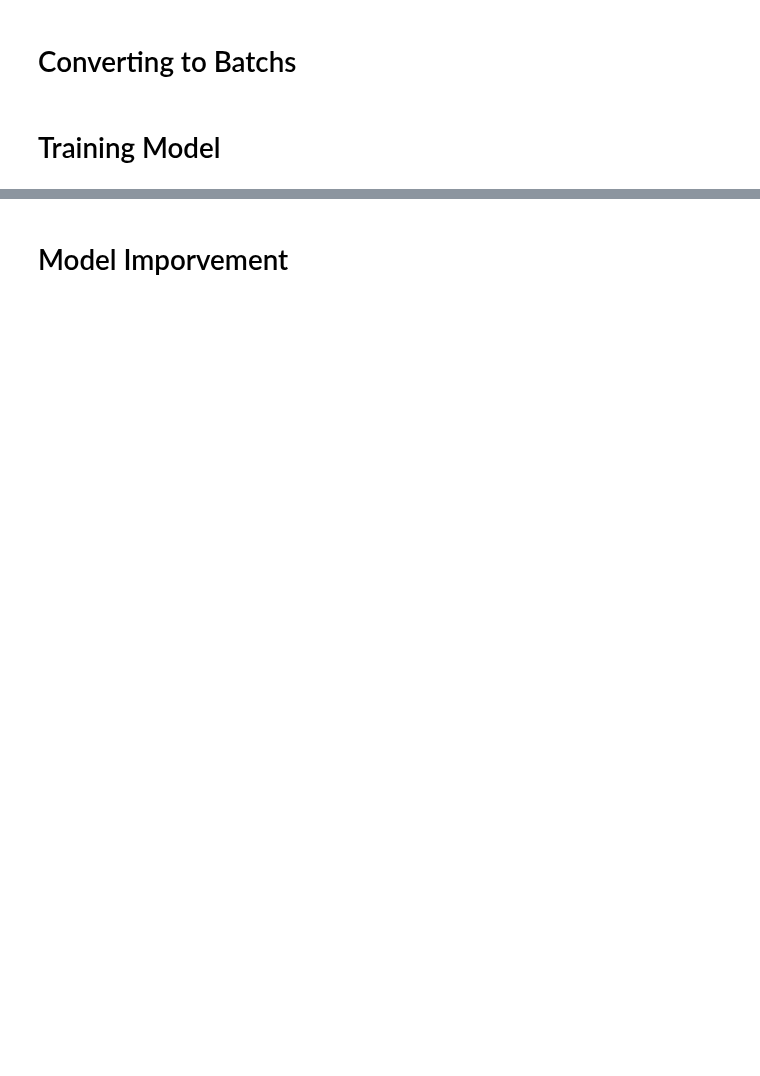
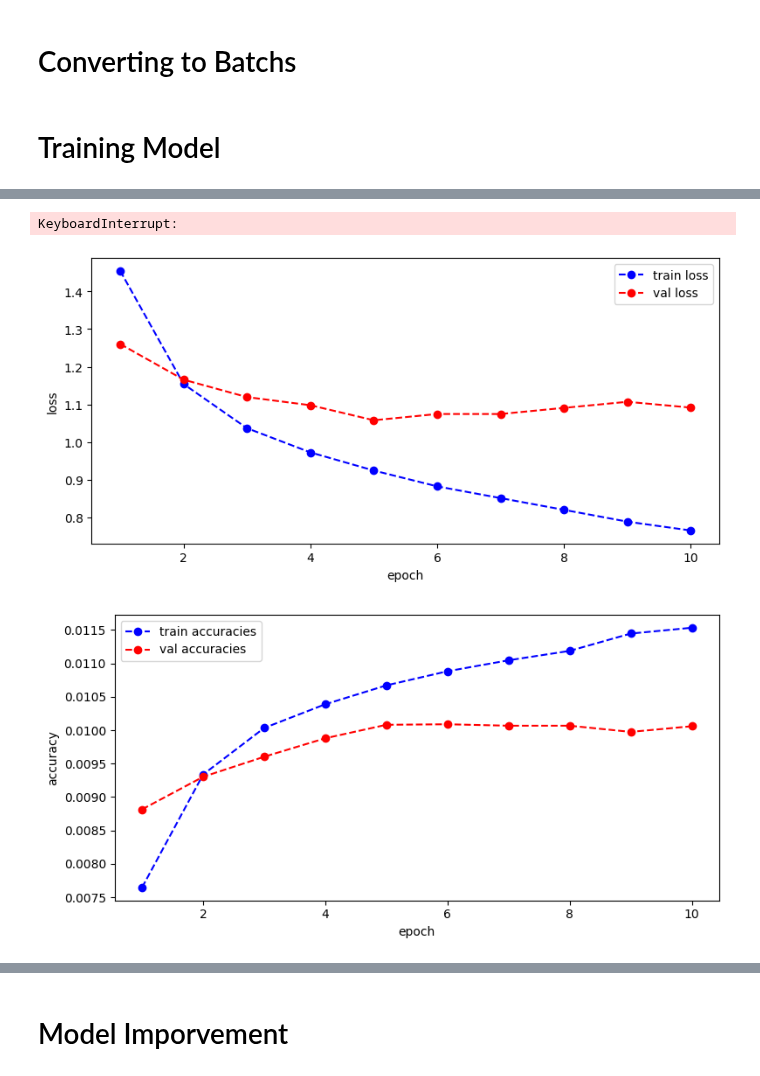
Before and after one commit to ParsaGhezelbash/Deep-Learning-Notebooks, a Jupyter notebook: CNN/P1.ipynb, the cells around one changed output, grey strips where cells are left out. Drawn from its saved outputs; the diff is of its cells as text; code cells hidden in the pictures; blank space fills up the shorter version.

```diff
--- a/CNN/P1.ipynb
+++ b/CNN/P1.ipynb
@@ -100,30 +186,54 @@ print(f'device: {device.type}')
 # %%
 class BaselineModel(nn.Module):
+
     def __init__(self):
+
         super(BaselineModel, self).__init__()
+
         self.conv1 = nn.Conv2d(in_channels=3, out_channels=32, kernel_size=5)
+
         self.relu = nn.ReLU()
+
         self.maxpool = nn.MaxPool2d(kernel_size=2, stride=2)
+
         self.flatten = nn.Flatten()
+
         self.fc = nn.Linear(32 * 14 * 14, 10)
 
+
+
     def forward(self, x):
+
         x = self.conv1(x)
+
         x = self.relu(x)
+
         x = self.maxpool(x)
+
         x = self.flatten(x)
+
         x = self.fc(x)
+
         return x
 
 
+
+
+
 baseline_model = BaselineModel().to(device)
+
 criterion = nn.CrossEntropyLoss()
-optimizer = optim.SGD(params=baseline_model.parameters())
+
+optimizer = optim.Adam(params=baseline_model.parameters())
 # %%
 def accuracy(y, output):
+
     y_index = torch.argmax(y, dim=1)
+
     output_index = torch.argmax(output, dim=1)
 
-    return torch.mean((y_index == output_index).float())
+
+
+    return (y_index == output_index).float().mean().item()
 # %%
 def train(model, train_loader, val_loader, optimizer, criterion, epochs=30, log=True):
@@ -214,17 +408,32 @@ def save_model(model, path):
     print(f'model saved to {path} successfully!')
 # %%
 epochs = 10
-train_loasses, trian_accuracies, validation_losses, validation_accuracies = train(
+
+train_losses, train_accuracies, validation_losses, validation_accuracies = train(
+
     model=baseline_model,
+
     train_loader=train_loader,
+
     val_loader=val_loader,
+
     optimizer=optimizer,
+
     criterion=criterion,
+
     epochs=epochs,
+
     log=True
+
 )
+# %% [output]
+KeyboardInterrupt:
 # %%
-plot_loss(train_loasses, validation_losses, epochs=epochs)
-plot_acc(trian_accuracies, validation_accuracies, epochs=epochs)
+plot_loss(train_losses, validation_losses, epochs=epochs)
+
+plot_acc(train_accuracies, validation_accuracies, epochs=epochs)
+# %% [output]
+[figure, added]
+[figure, added]
 # %%
 save_model(baseline_model, './baseline')
```
Also changed, not shown: parts of 21 cells of this notebook.
